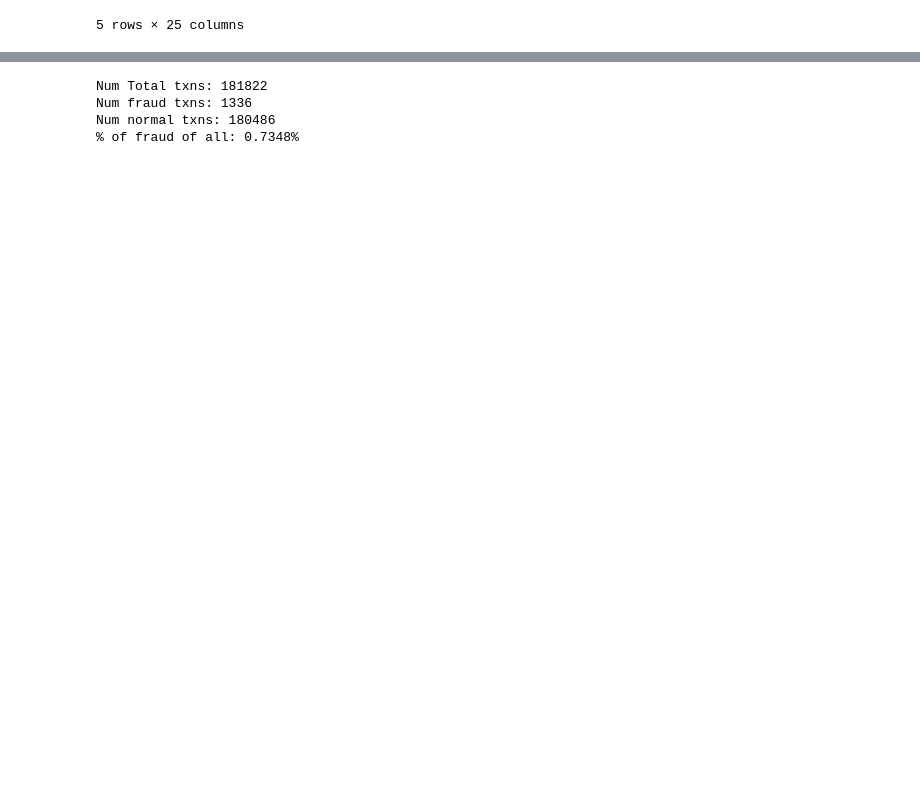
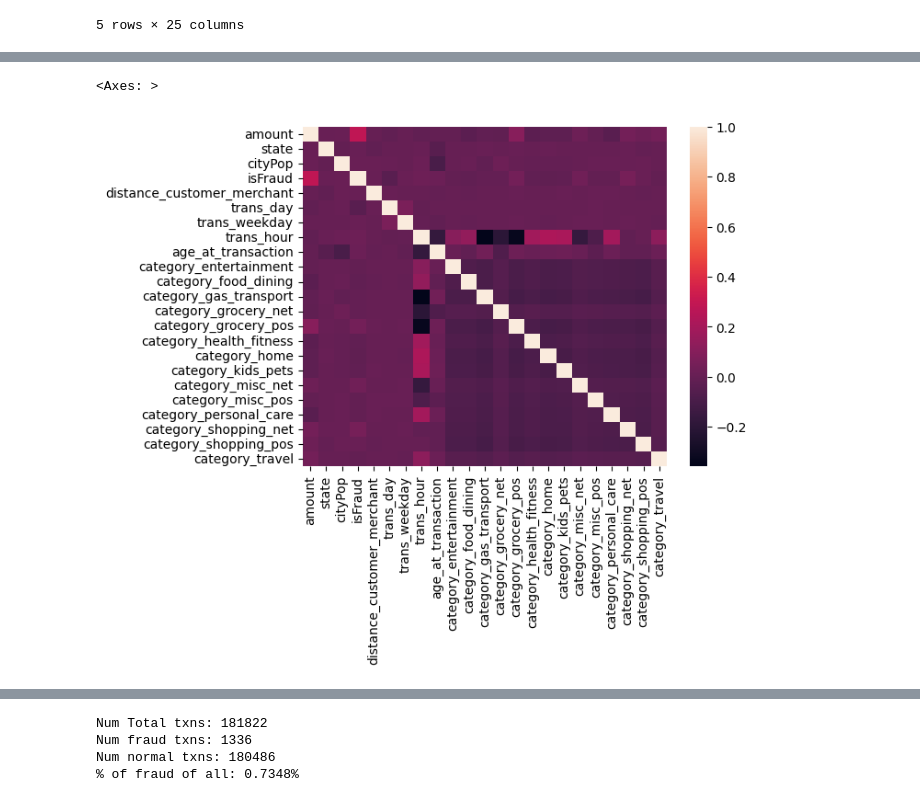
Before and after one commit to mlghammit/DataQuest-2024, a Jupyter notebook: data.ipynb, the cells around one changed output, grey strips where cells are left out. Saved outputs shown, nothing was run; the diff lists cells and outputs as text; code cells hidden in the pictures; blank space fills up the shorter version.

```diff
--- a/data.ipynb
+++ b/data.ipynb
@@ -165,0 +336,6 @@ plt.show()
+# %%
+corr_matrix = df_train_encoded.corr()
+sns.heatmap(corr_matrix)
+# %% [output]
+<Axes: >
+[figure, added]
```
Also changed, not shown: parts of 25 cells of this notebook, 1 other file.
